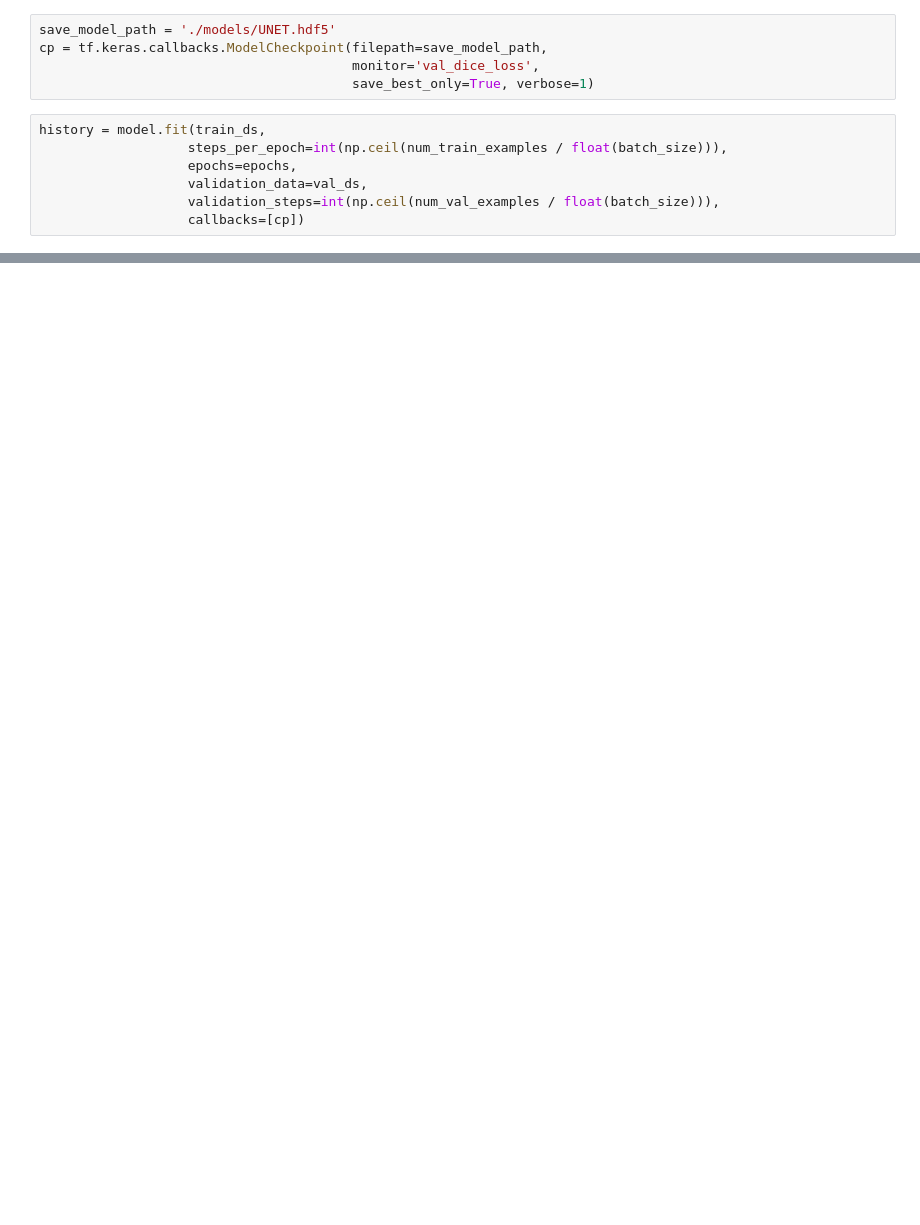
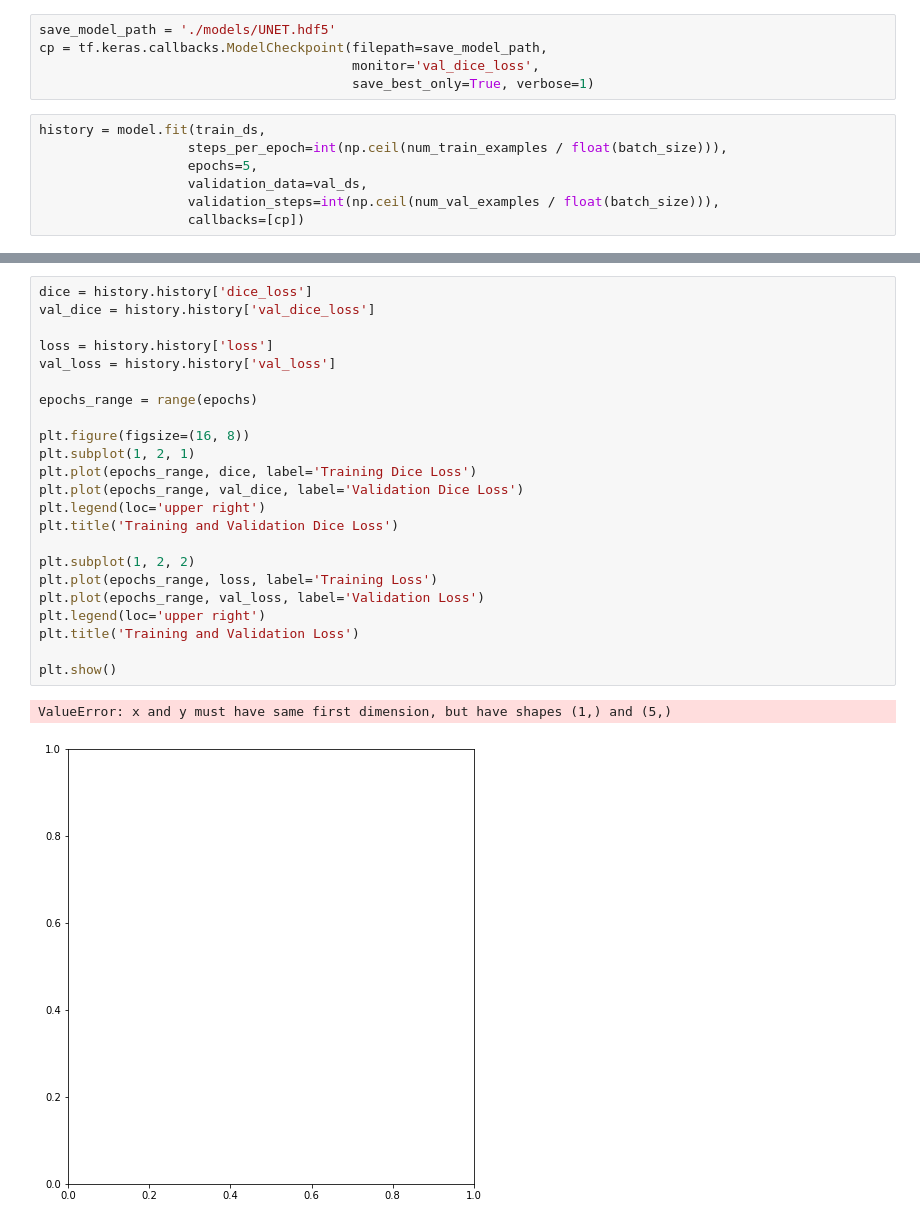
Before and after one commit to Phoebe0222/datathon, a Jupyter notebook: data-process/UNET.ipynb, the cells around one changed output, grey strips where cells are left out. Drawn from its saved outputs; the diff is of its cells as text; blank space fills up the shorter version.

```diff
--- a/data-process/UNET.ipynb
+++ b/data-process/UNET.ipynb
@@ -231,7 +232,7 @@ cp = tf.keras.callbacks.ModelCheckpoint(filepath=save_model_path,
 # %%
 history = model.fit(train_ds,
                    steps_per_epoch=int(np.ceil(num_train_examples / float(batch_size))),
-                   epochs=epochs,
+                   epochs=5,
                    validation_data=val_ds,
                    validation_steps=int(np.ceil(num_val_examples / float(batch_size))),
                    callbacks=[cp])
@@ -239,0 +255,26 @@ KeyboardInterrupt:
+# %%
+dice = history.history['dice_loss']
+val_dice = history.history['val_dice_loss']
+
+loss = history.history['loss']
+val_loss = history.history['val_loss']
+
+epochs_range = range(epochs)
+
+plt.figure(figsize=(16, 8))
+plt.subplot(1, 2, 1)
+plt.plot(epochs_range, dice, label='Training Dice Loss')
+plt.plot(epochs_range, val_dice, label='Validation Dice Loss')
+plt.legend(loc='upper right')
+plt.title('Training and Validation Dice Loss')
+
+plt.subplot(1, 2, 2)
+plt.plot(epochs_range, loss, label='Training Loss')
+plt.plot(epochs_range, val_loss, label='Validation Loss')
+plt.legend(loc='upper right')
+plt.title('Training and Validation Loss')
+
+plt.show()
+# %% [output]
+ValueError: x and y must have same first dimension, but have shapes (1,) and (5,)
+[figure, added]
```
Also changed, not shown: parts of 10 cells of this notebook.
